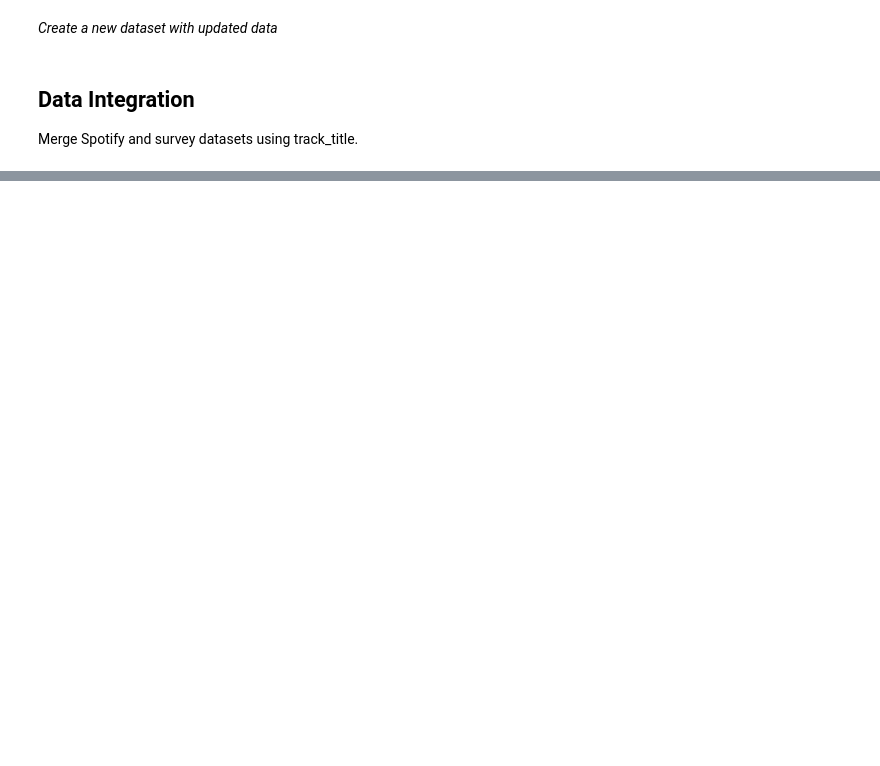
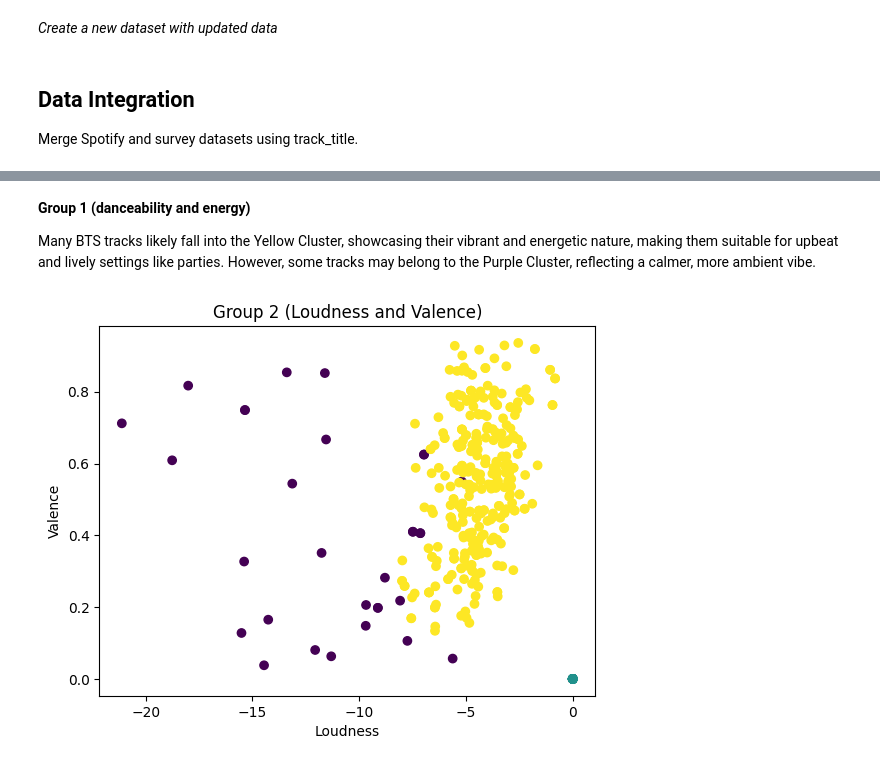
Before and after one commit to Yunnna005/DataAnalytics, a Jupyter notebook: BTS's_songs_analys.ipynb, the cells around one changed output, grey strips where cells are left out. Cells and saved outputs as stored; diff of their text form; code cells hidden in the pictures; blank space fills up the shorter version.

```diff
--- a/BTS's_songs_analys.ipynb
+++ b/BTS's_songs_analys.ipynb
@@ -360,0 +445,13 @@ print(merged_data.head())
+# %% [markdown]
+**Group 1 (danceability and energy)**
+
+Many BTS tracks likely fall into the Yellow Cluster, showcasing their vibrant and energetic nature, making them suitable for upbeat and lively settings like parties. However, some tracks may belong to the Purple Cluster, reflecting a calmer, more ambient vibe.
+# %%
+# Group 2: Loudness and Valence
+plt.scatter(df['spotify_track_loudness'], df['spotify_track_valence'], c=df['mood_cluster'])
+plt.xlabel('Loudness')
+plt.ylabel('Valence')
+plt.title('Group 2 (Loudness and Valence)')
+plt.show()
+# %% [output]
+[figure, added]
```
Also changed, not shown: parts of 24 cells of this notebook.
